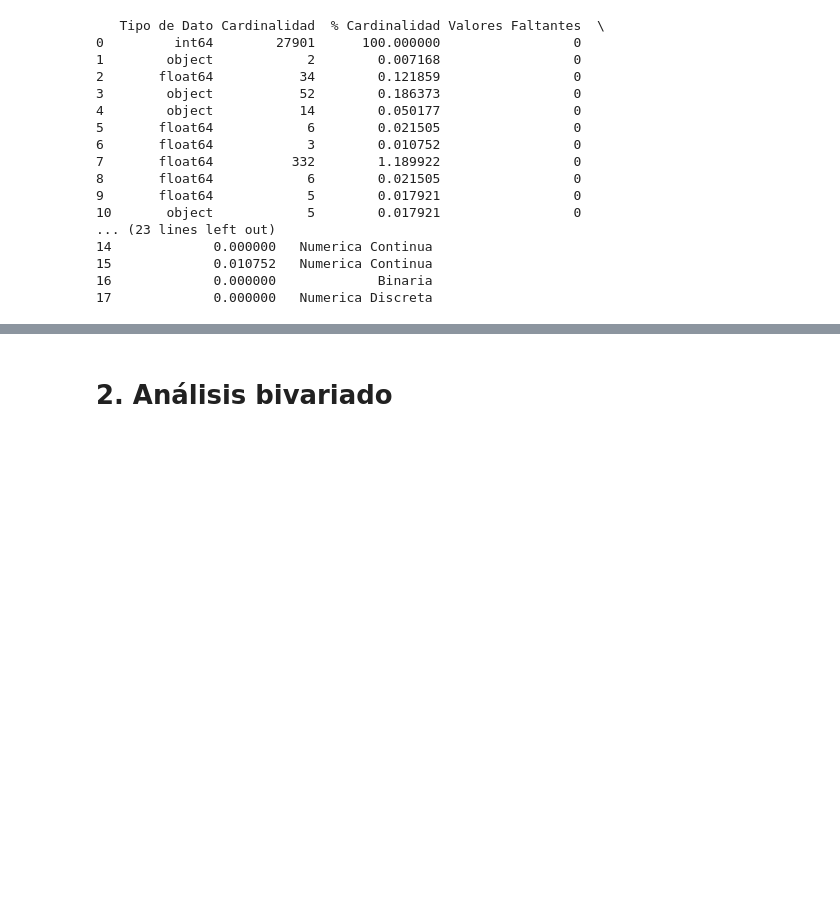
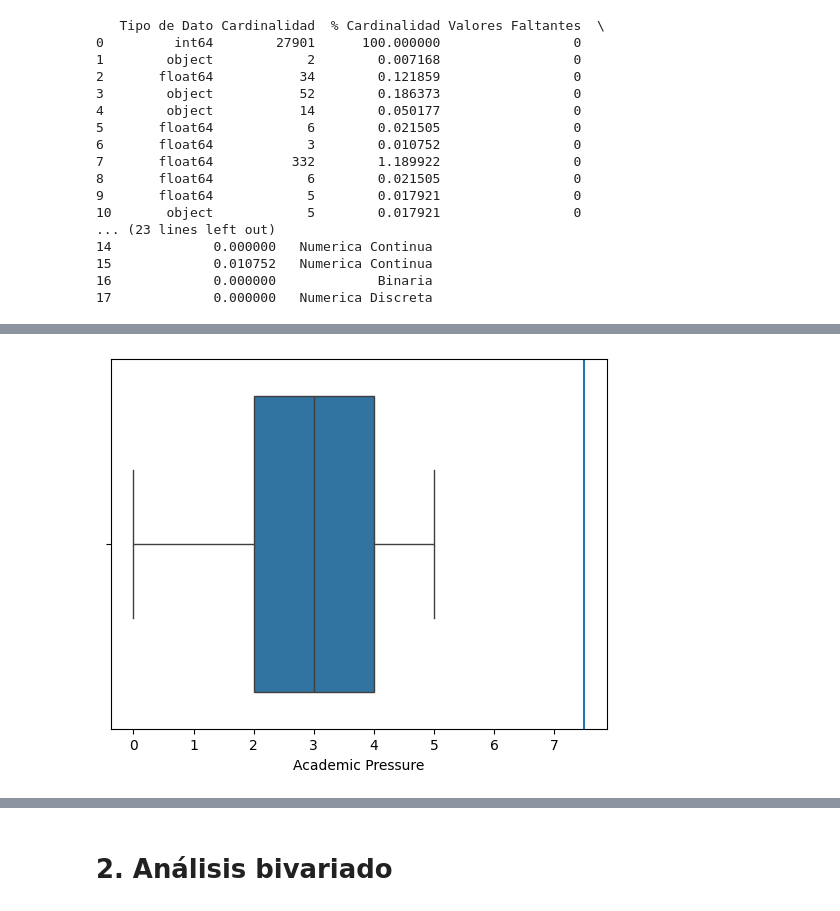
Before and after one commit to Nuria322/Student_Depression_Data_Analysis, a Jupyter notebook: notebooks/2_Analisis_exploratorio.ipynb, the cells around one changed output, grey strips where cells are left out. Saved outputs shown, nothing was run; the diff lists cells and outputs as text; code cells hidden in the pictures; blank space fills up the shorter version.

```diff
--- a/notebooks/2_Analisis_exploratorio.ipynb
+++ b/notebooks/2_Analisis_exploratorio.ipynb
@@ -161,0 +262,5 @@ print(df_rellenado)
+# %%
+sns.boxplot(data = df, x='Academic Pressure')
+plt.axvline(x=7.5);
+# %% [output]
+[figure, added]
```
Also changed, not shown: parts of 13 cells of this notebook, 1 other file.
